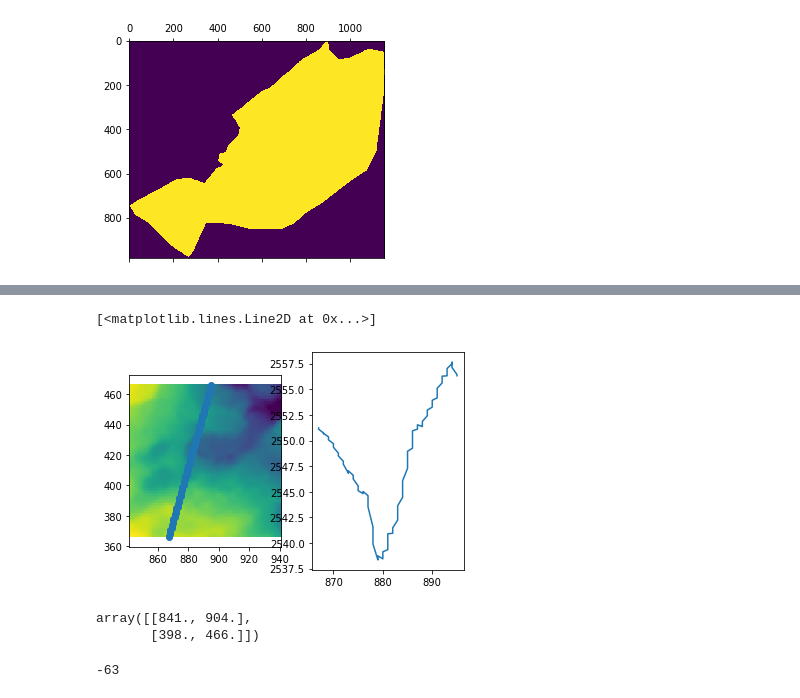
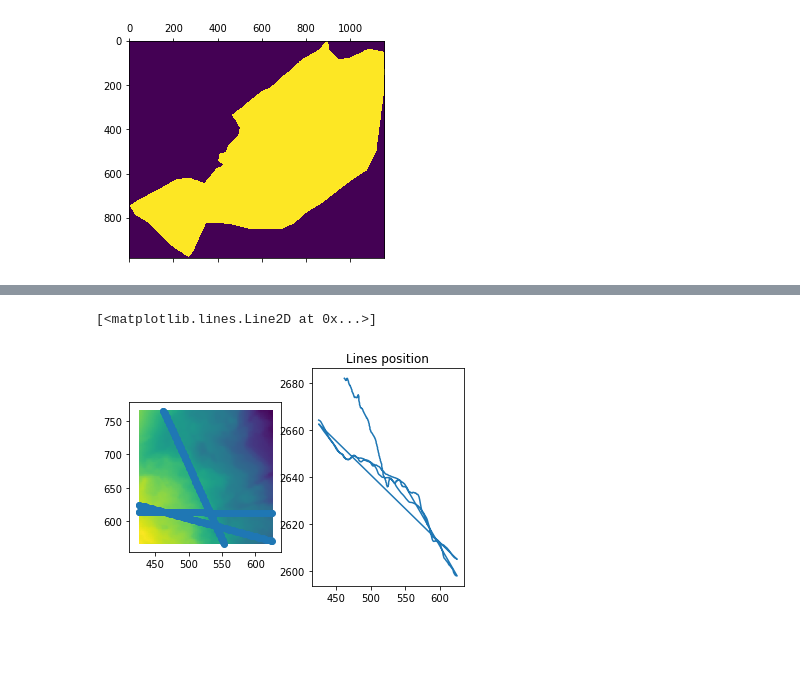
Before and after one commit to valDallalba/Tsanfleuron_geostatistical_baserock_estimation_paper, a Jupyter notebook: 03_synthetic_generation.ipynb, the cells around one changed output, grey strips where cells are left out. Cells and saved outputs as stored; diff of their text form; code cells hidden in the pictures; blank space fills up the shorter version.

```diff
--- a/03_synthetic_generation.ipynb
+++ b/03_synthetic_generation.ipynb
@@ -15,10 +18,11 @@ from random import random
 # %%
 #Load the data
-file_path = '../Datas/FinalData/TI/TI_Alt1_Alti3D.tif'
-size_img = np.array([200,200])
+file_path = './datas/TI/TI_Alt1_Alti3D.tif'
+size_img = np.array([400,400])
 number_of_aquisition_lines = 3
-definer_border = True
+define_border = True
 error = 2
+num_img = 3
 
 if os.path.isfile(file_path):
     print('Le fichier est présent. import')
@@ -59,0 +36,8 @@ Sizes Infos :
+# %%
+print('Sizes Infos :')
+
+print(data_DEM.geot)
+print(data_DEM.shape)
+x_v = np.array(range(data_DEM.shape[1]))*2 + data_DEM.geot[3]
+y_v = np.array(range(data_DEM.shape[0]))*2 + data_DEM.geot[0]
+Y_dem, X_dem = np.meshgrid(x_v,y_v)
@@ -131,19 +134,11 @@ pos_index['alt'] = data_DEM.raster[pos_index["cell_y"],pos_index["cell_x"]]
 # %%
 fig, (ax1, ax2) = plt.subplots(1, 2)
+plt.title('Lines position')
 
 ax1.imshow(raster_cut, extent = box)
-ax1.scatter(pos_index["cell_x"],pos_index["cell_y"] )
+ax1.scatter(hard_data["cell_x"],hard_data["cell_y"] )
 
-ax2.plot(pos_index["cell_x"],pos_index["alt"])
+ax2.plot(hard_data["cell_x"],hard_data["alt"])
 # %% [output]
 [<matplotlib.lines.Line2D at 0x...>]
-[figure, old version]
+[figure, new version]
-# %%
-line
-# %% [output]
-array([[841., 904.],
-       [398., 466.]])
-# %%
-841 - 904
-# %% [output]
--63
```
Also changed, not shown: parts of 10 cells of this notebook.
